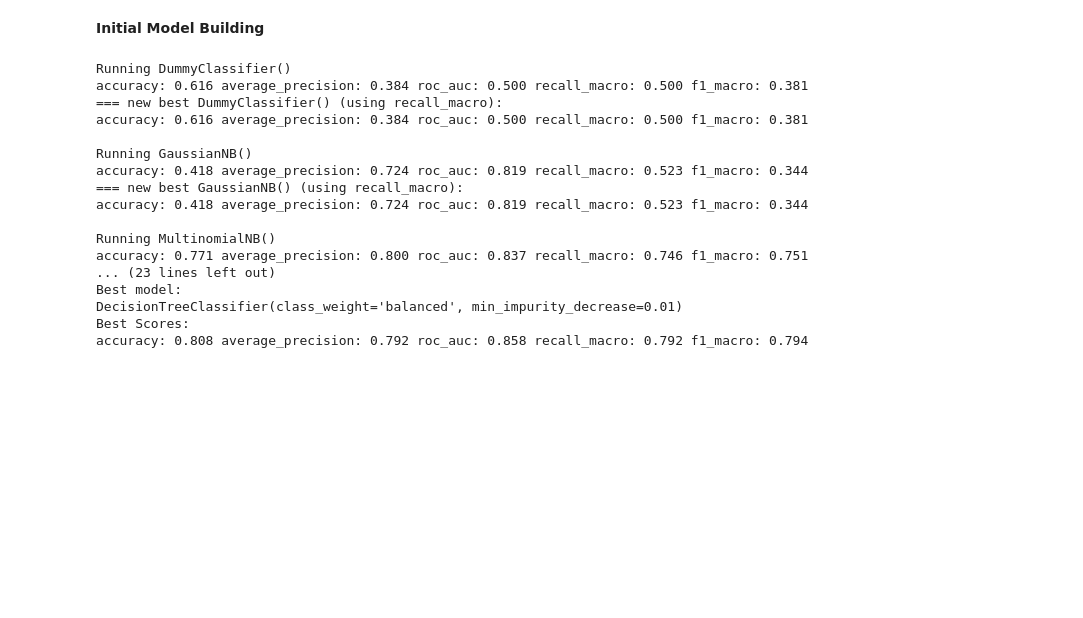
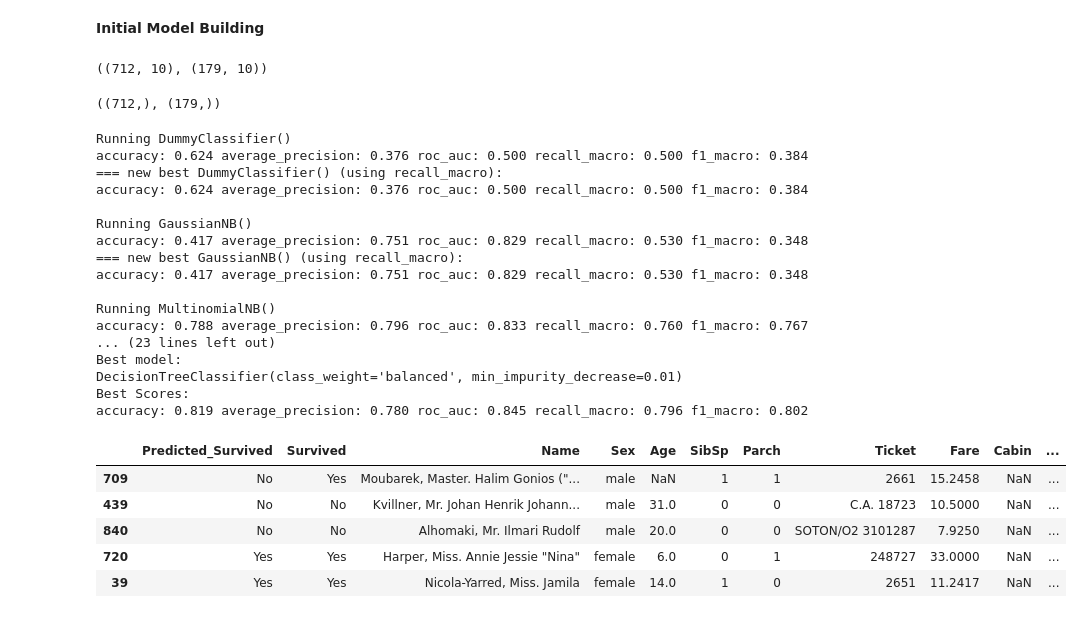
Before and after one commit to jacksonsin/image_classification, a Jupyter notebook: AutoML.ipynb, the cells around one changed output. Saved outputs shown, nothing was run; the diff lists cells and outputs as text; code cells hidden in the pictures; blank space fills up the shorter version.

```diff
--- a/AutoML.ipynb
+++ b/AutoML.ipynb
@@ -99,20 +105,46 @@ Linear Discriminant Analysis
+# %%
+X_train.shape, X_test.shape
+# %% [output]
+((712, 10), (179, 10))
+# %%
+y_train.shape, y_test.shape
+# %% [output]
+((712,), (179,))
 # %%
-survivor_classifier = dabl.SimpleClassifier(random_state=42).fit(df_clean, target_col="Survived")
+# Model Building
+survivor_classifier = dabl.SimpleClassifier(random_state=42).fit(X_train, y_train)
 # %% [output]
 Running DummyClassifier()
-accuracy: 0.616 average_precision: 0.384 roc_auc: 0.500 recall_macro: 0.500 f1_macro: 0.381
+accuracy: 0.624 average_precision: 0.376 roc_auc: 0.500 recall_macro: 0.500 f1_macro: 0.384
 === new best DummyClassifier() (using recall_macro):
-accuracy: 0.616 average_precision: 0.384 roc_auc: 0.500 recall_macro: 0.500 f1_macro: 0.381
+accuracy: 0.624 average_precision: 0.376 roc_auc: 0.500 recall_macro: 0.500 f1_macro: 0.384
 
 Running GaussianNB()
-accuracy: 0.418 average_precision: 0.724 roc_auc: 0.819 recall_macro: 0.523 f1_macro: 0.344
+accuracy: 0.417 average_precision: 0.751 roc_auc: 0.829 recall_macro: 0.530 f1_macro: 0.348
 === new best GaussianNB() (using recall_macro):
-accuracy: 0.418 average_precision: 0.724 roc_auc: 0.819 recall_macro: 0.523 f1_macro: 0.344
+accuracy: 0.417 average_precision: 0.751 roc_auc: 0.829 recall_macro: 0.530 f1_macro: 0.348
 
 Running MultinomialNB()
-accuracy: 0.771 average_precision: 0.800 roc_auc: 0.837 recall_macro: 0.746 f1_macro: 0.751
+accuracy: 0.788 average_precision: 0.796 roc_auc: 0.833 recall_macro: 0.760 f1_macro: 0.767
 ... (23 lines left out)
 Best model:
 DecisionTreeClassifier(class_weight='balanced', min_impurity_decrease=0.01)
 Best Scores:
-accuracy: 0.808 average_precision: 0.792 roc_auc: 0.858 recall_macro: 0.792 f1_macro: 0.794
+accuracy: 0.819 average_precision: 0.780 roc_auc: 0.845 recall_macro: 0.796 f1_macro: 0.802
+# %%
+# Construct DataFrame for Test dataset
+df2 = X_test # Test dataset
+df2['Survived'] = y_test # Actual survivors
+df2['Predicted_Survived'] = survivor_classifier.predict(X_test) # AutoML classifier
+# %%
+df2['Survived'] = df2['Survived'].replace({'1': 'Yes','0': 'No'})
+df2['Predicted_Survived'] = df2['Predicted_Survived'].replace({'1': 'Yes','0': 'No'})
+# %%
+df2.iloc[:,[11,10,1,2,3,4,5,6,7,8,9]].head() # Rearrange the columns
+# %% [output]
+|  | Predicted_Survived | Survived | Name | Sex | Age | SibSp | Parch | Ticket | Fare | Cabin | ... |
+| 709 | No | Yes | Moubarek, Master. Halim Gonios ("... | male | NaN | 1 | 1 | 2661 | 15.2458 | NaN | ... |
+| 439 | No | No | Kvillner, Mr. Johan Henrik Johann... | male | 31.0 | 0 | 0 | C.A. 18723 | 10.5000 | NaN | ... |
+| 840 | No | No | Alhomaki, Mr. Ilmari Rudolf | male | 20.0 | 0 | 0 | SOTON/O2 3101287 | 7.9250 | NaN | ... |
+| 720 | Yes | Yes | Harper, Miss. Annie Jessie "Nina" | female | 6.0 | 0 | 1 | 248727 | 33.0000 | NaN | ... |
+| 39 | Yes | Yes | Nicola-Yarred, Miss. Jamila | female | 14.0 | 1 | 0 | 2651 | 11.2417 | NaN | ... |
```
Also changed, not shown: parts of 5 cells of this notebook.
